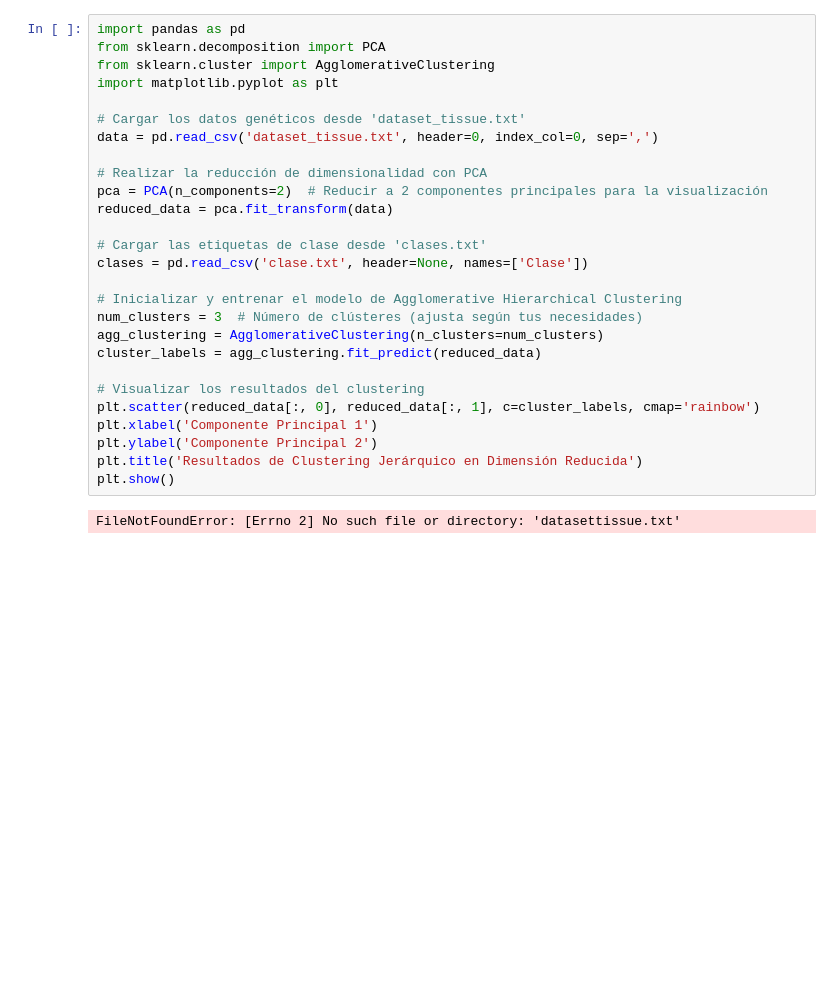
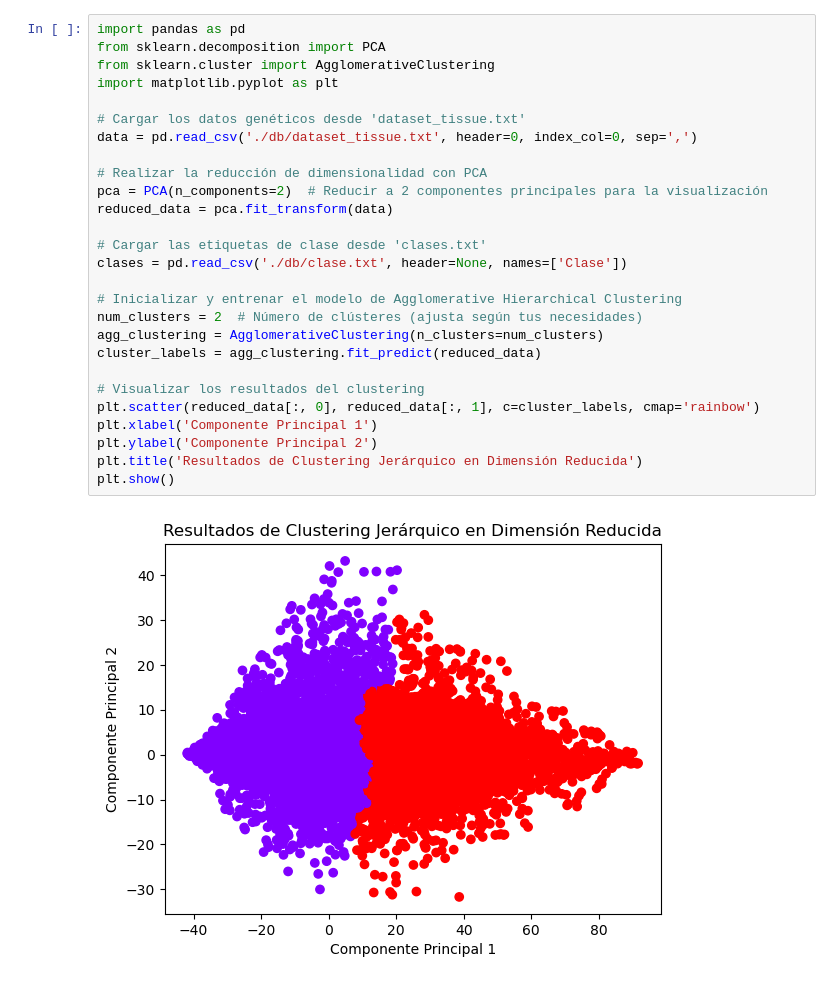
Before and after one commit to OmarUTEC/project2-machine, a Jupyter notebook: proyecto.ipynb, the cells around one changed output. Saved outputs shown, nothing was run; the diff lists cells and outputs as text; blank space fills up the shorter version.

```diff
--- a/proyecto.ipynb
+++ b/proyecto.ipynb
@@ -28,29 +28,29 @@ plt.show()
 # %%
 import pandas as pd
 from sklearn.decomposition import PCA
 from sklearn.cluster import AgglomerativeClustering
 import matplotlib.pyplot as plt
 
 # Cargar los datos genéticos desde 'dataset_tissue.txt'
-data = pd.read_csv('dataset_tissue.txt', header=0, index_col=0, sep=',')
+data = pd.read_csv('./db/dataset_tissue.txt', header=0, index_col=0, sep=',')
 
 # Realizar la reducción de dimensionalidad con PCA
 pca = PCA(n_components=2)  # Reducir a 2 componentes principales para la visualización
 reduced_data = pca.fit_transform(data)
 
 # Cargar las etiquetas de clase desde 'clases.txt'
-clases = pd.read_csv('clase.txt', header=None, names=['Clase'])
+clases = pd.read_csv('./db/clase.txt', header=None, names=['Clase'])
 
 # Inicializar y entrenar el modelo de Agglomerative Hierarchical Clustering
-num_clusters = 3  # Número de clústeres (ajusta según tus necesidades)
+num_clusters = 2  # Número de clústeres (ajusta según tus necesidades)
 agg_clustering = AgglomerativeClustering(n_clusters=num_clusters)
 cluster_labels = agg_clustering.fit_predict(reduced_data)
 
 # Visualizar los resultados del clustering
 plt.scatter(reduced_data[:, 0], reduced_data[:, 1], c=cluster_labels, cmap='rainbow')
 plt.xlabel('Componente Principal 1')
 plt.ylabel('Componente Principal 2')
 plt.title('Resultados de Clustering Jerárquico en Dimensión Reducida')
 plt.show()
 # %% [output]
-FileNotFoundError: [Errno 2] No such file or directory: 'datasettissue.txt'
+[figure, added]
```
Also changed, not shown: parts of 2 cells of this notebook, 2 other files.
